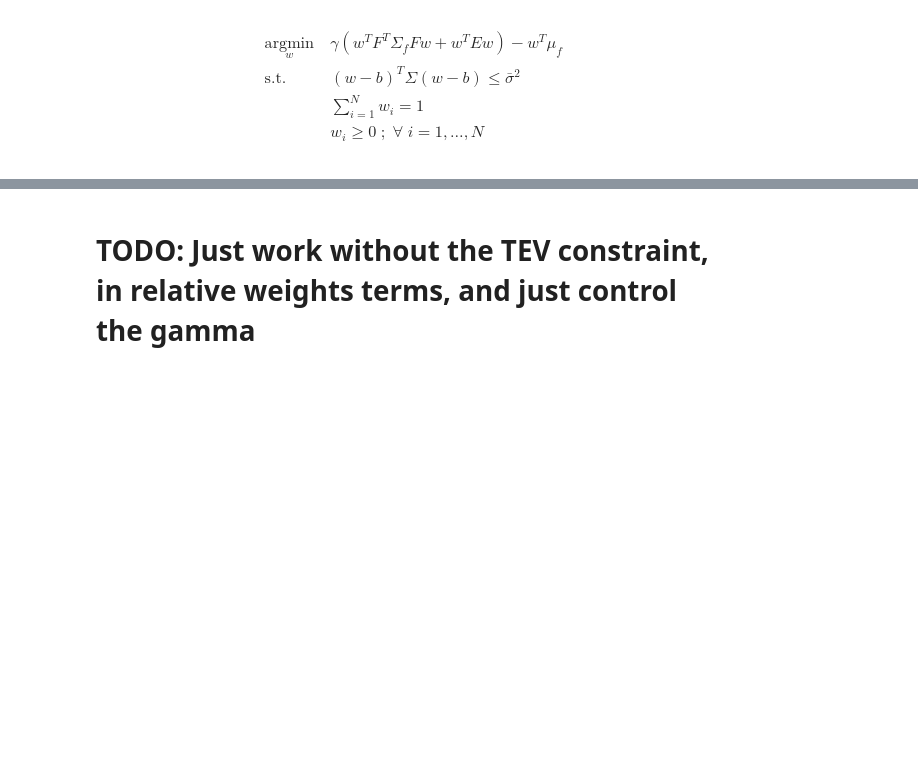
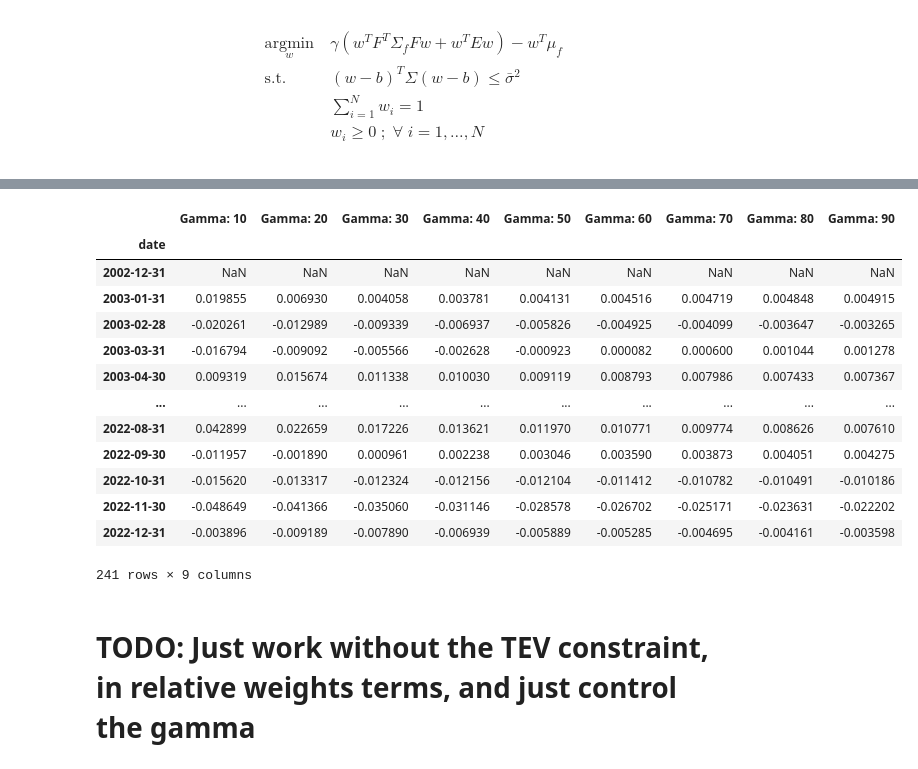
Before and after one commit to fcoibanez/regimeaware, a Jupyter notebook: notebooks/empirical.ipynb, the cells around one changed output, grey strips where cells are left out. Saved outputs shown, nothing was run; the diff lists cells and outputs as text; code cells hidden in the pictures; blank space fills up the shorter version.

```diff
--- a/notebooks/empirical.ipynb
+++ b/notebooks/empirical.ipynb
@@ -220,0 +154,17 @@ dtype: float64
+# %%
+tracking
+# %% [output]
+|  | Gamma: 10 | Gamma: 20 | Gamma: 30 | Gamma: 40 | Gamma: 50 | Gamma: 60 | Gamma: 70 | Gamma: 80 | Gamma: 90 |
+| date |  |  |  |  |  |  |  |  |  |
+| 2002-12-31 | NaN | NaN | NaN | NaN | NaN | NaN | NaN | NaN | NaN |
+| 2003-01-31 | 0.019855 | 0.006930 | 0.004058 | 0.003781 | 0.004131 | 0.004516 | 0.004719 | 0.004848 | 0.004915 |
+| 2003-02-28 | -0.020261 | -0.012989 | -0.009339 | -0.006937 | -0.005826 | -0.004925 | -0.004099 | -0.003647 | -0.003265 |
+| 2003-03-31 | -0.016794 | -0.009092 | -0.005566 | -0.002628 | -0.000923 | 0.000082 | 0.000600 | 0.001044 | 0.001278 |
+| 2003-04-30 | 0.009319 | 0.015674 | 0.011338 | 0.010030 | 0.009119 | 0.008793 | 0.007986 | 0.007433 | 0.007367 |
+| ... | ... | ... | ... | ... | ... | ... | ... | ... | ... |
+| 2022-08-31 | 0.042899 | 0.022659 | 0.017226 | 0.013621 | 0.011970 | 0.010771 | 0.009774 | 0.008626 | 0.007610 |
+| 2022-09-30 | -0.011957 | -0.001890 | 0.000961 | 0.002238 | 0.003046 | 0.003590 | 0.003873 | 0.004051 | 0.004275 |
+| 2022-10-31 | -0.015620 | -0.013317 | -0.012324 | -0.012156 | -0.012104 | -0.011412 | -0.010782 | -0.010491 | -0.010186 |
+| 2022-11-30 | -0.048649 | -0.041366 | -0.035060 | -0.031146 | -0.028578 | -0.026702 | -0.025171 | -0.023631 | -0.022202 |
+| 2022-12-31 | -0.003896 | -0.009189 | -0.007890 | -0.006939 | -0.005889 | -0.005285 | -0.004695 | -0.004161 | -0.003598 |
+241 rows × 9 columns
```
Also changed, not shown: parts of 12 cells of this notebook, 3 other files.
